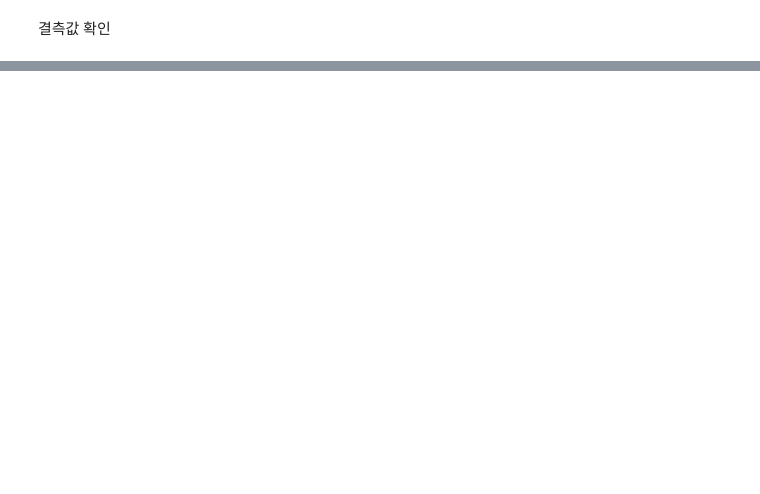
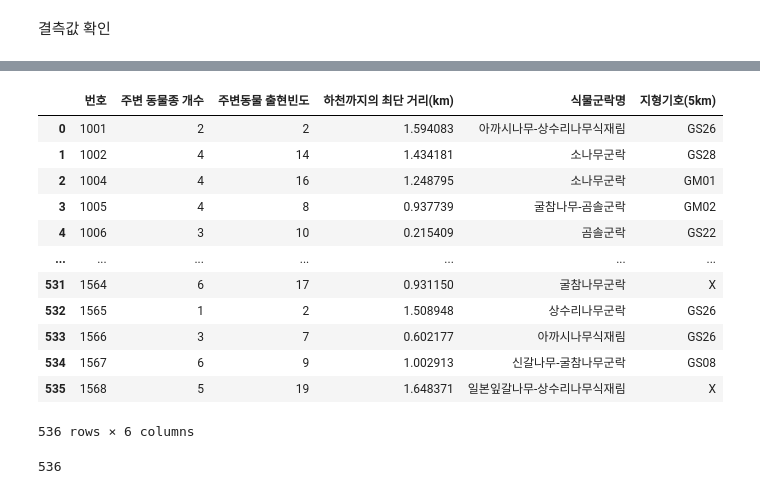
Before and after one commit to HKLeeeee/datacampus_dao, a Jupyter notebook: preprocessing/지형경관.ipynb, the cells around one changed output, grey strips where cells are left out. Saved outputs shown, nothing was run; the diff lists cells and outputs as text; code cells hidden in the pictures; blank space fills up the shorter version.

```diff
--- a/preprocessing/지형경관.ipynb
+++ b/preprocessing/지형경관.ipynb
@@ -115,0 +193,7 @@ Name: 번호, dtype: int64
+# %%
+etc_df = df[(df['join_지형기호']=='기타') | df['join_지형기호'].isnull()]
+# %%
+etc_index = list(etc_df.index)
+for idx in etc_index :
+    df.loc[idx, 'join_지형기호'] = '기타'
+    df.loc[idx, 'join_지형명'] = '기타'
@@ -115,0 +216,3 @@ Name: 번호, dtype: int64
+# %%
+result = df[['번호', 'join_지형기호']]
+result.rename(columns={'join_지형기호':'지형기호(5km)'}, inplace=True)
@@ -115,0 +240,2 @@ Name: 번호, dtype: int64
+# %%
+HK = load_data_from_rds('re_MainData_inner_HK')
@@ -115,0 +258,21 @@ Name: 번호, dtype: int64
+# %%
+HK = HK.merge(result, on='번호')
+HK
+# %% [output]
+|  | 번호 | 주변 동물종 개수 | 주변동물 출현빈도 | 하천까지의 최단 거리(km) | 식물군락명 | 지형기호(5km) |
+| 0 | 1001 | 2 | 2 | 1.594083 | 아까시나무-상수리나무식재림 | GS26 |
+| 1 | 1002 | 4 | 14 | 1.434181 | 소나무군락 | GS28 |
+| 2 | 1004 | 4 | 16 | 1.248795 | 소나무군락 | GM01 |
+| 3 | 1005 | 4 | 8 | 0.937739 | 굴참나무-곰솔군락 | GM02 |
+| 4 | 1006 | 3 | 10 | 0.215409 | 곰솔군락 | GS22 |
+| ... | ... | ... | ... | ... | ... | ... |
+| 531 | 1564 | 6 | 17 | 0.931150 | 굴참나무군락 | X |
+| 532 | 1565 | 1 | 2 | 1.508948 | 상수리나무군락 | GS26 |
+| 533 | 1566 | 3 | 7 | 0.602177 | 아까시나무식재림 | GS26 |
+| 534 | 1567 | 6 | 9 | 1.002913 | 신갈나무-굴참나무군락 | GS08 |
+| 535 | 1568 | 5 | 19 | 1.648371 | 일본잎갈나무-상수리나무식재림 | X |
+536 rows × 6 columns
+# %%
+HK.to_sql('re_MainData_inner_HK', index=False, con=db_connection, if_exists='replace')
+# %% [output]
+536
```
Also changed, not shown: parts of 21 cells of this notebook.
